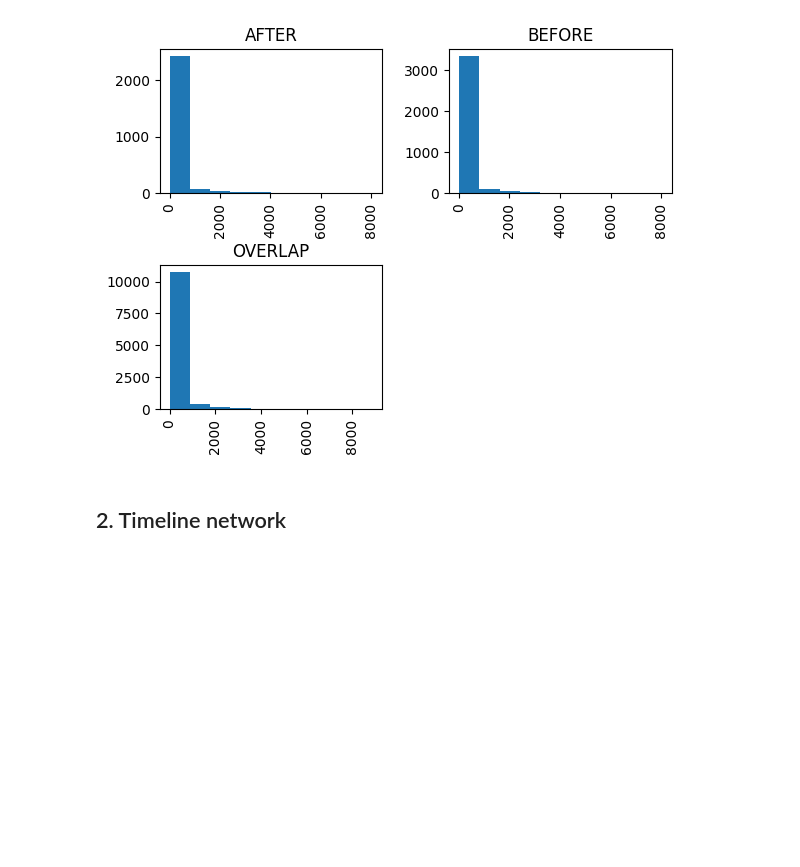
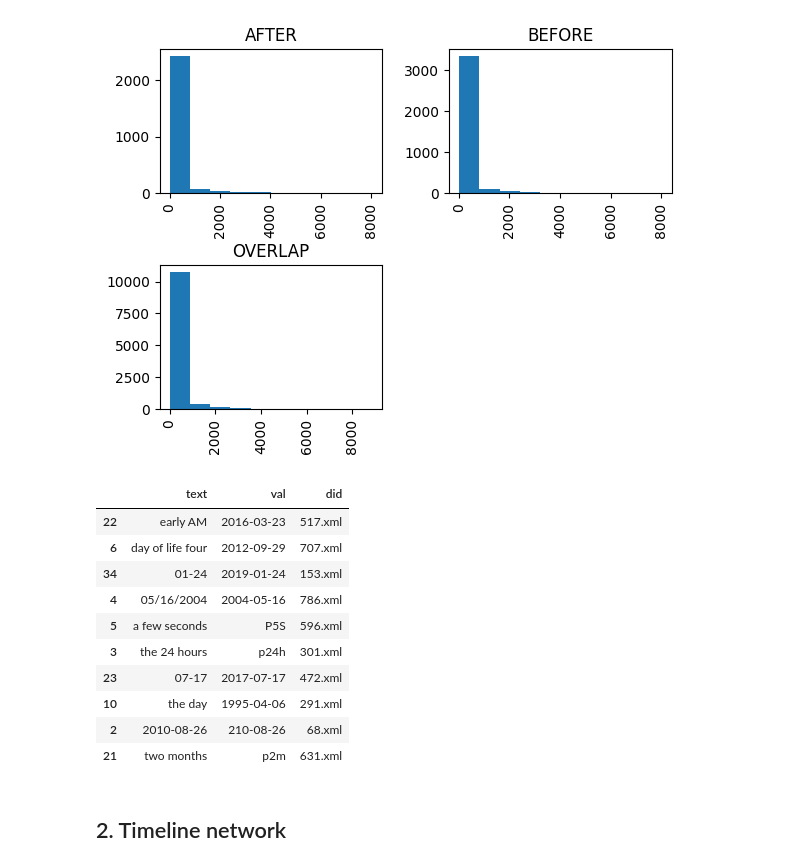
Before and after one commit to wtgme/Temporal_relation, a Jupyter notebook: temp_links.ipynb, the cells around one changed output. Drawn from its saved outputs; the diff is of its cells as text; code cells hidden in the pictures; blank space fills up the shorter version.

```diff
--- a/temp_links.ipynb
+++ b/temp_links.ipynb
@@ -249,3 +249,13 @@ link_df[['span', 'type']].hist(column=["span"], by="type")
 plt.show()
 # %% [output]
 [figure]
+# %%
+data = train_data
+times_df = []
+for doc_id in list(data.keys()):
+    times = pd.DataFrame(data[doc_id]['ClinicalNarrativeTemporalAnnotation']['TAGS']['TIMEX3'])
+    times['did'] = doc_id
+    times = times.loc[times['type'].isin(['DATE', 'DURATION', ''])]
+    times_df.append(times)
+# %%
+time_df = pd.concat(times_df, axis=0)
@@ -252,3 +264,17 @@ plt.show()
+# %%
+time_df[['text', 'val', 'did']].sample(10)
+# %% [output]
+|  | text | val | did |
+| 22 | early AM | 2016-03-23 | 517.xml |
+| 6 | day of life four | 2012-09-29 | 707.xml |
+| 34 | 01-24 | 2019-01-24 | 153.xml |
+| 4 | 05/16/2004 | 2004-05-16 | 786.xml |
+| 5 | a few seconds | P5S | 596.xml |
+| 3 | the 24 hours | p24h | 301.xml |
+| 23 | 07-17 | 2017-07-17 | 472.xml |
+| 10 | the day | 1995-04-06 | 291.xml |
+| 2 | 2010-08-26 | 210-08-26 | 68.xml |
+| 21 | two months | p2m | 631.xml |
 # %% [markdown]
 ## 2. Timeline network
 # %%
```
Also changed, not shown: parts of 1 cell of this notebook, 1 other file.
